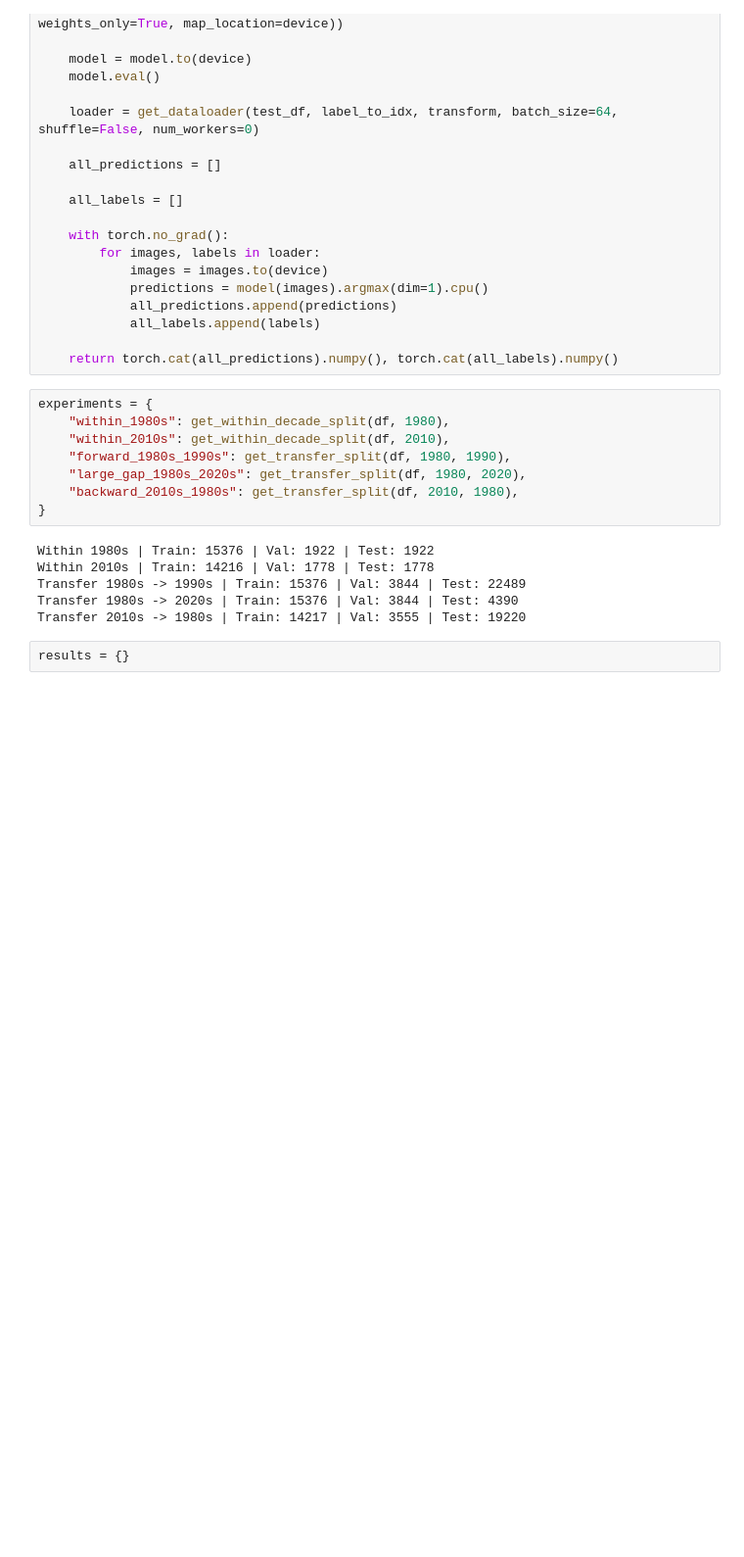
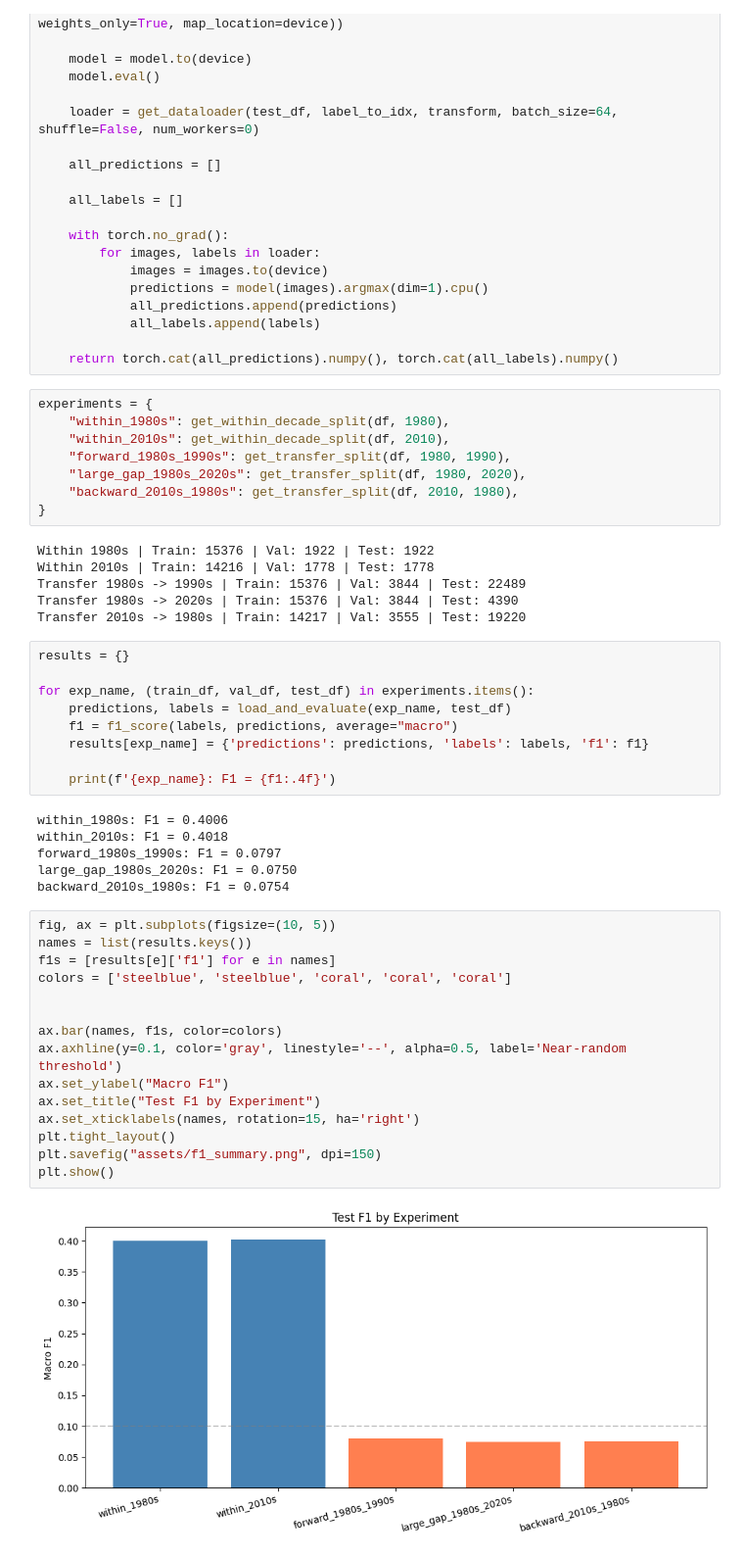
Before and after one commit to katemhouston/movie-poster-genre, a Jupyter notebook: notebooks/evaluation.ipynb, the cells around one changed output. Shown at 98% size. Drawn from its saved outputs; the diff is of its cells as text; blank space fills up the shorter version.

```diff
--- a/notebooks/evaluation.ipynb
+++ b/notebooks/evaluation.ipynb
@@ -66,3 +66,33 @@ Transfer 1980s -> 2020s | Train: 15376 | Val: 3844 | Test: 4390
 Transfer 2010s -> 1980s | Train: 14217 | Val: 3555 | Test: 19220
 # %%
 results = {}
+
+for exp_name, (train_df, val_df, test_df) in experiments.items():
+    predictions, labels = load_and_evaluate(exp_name, test_df)
+    f1 = f1_score(labels, predictions, average="macro")
+    results[exp_name] = {'predictions': predictions, 'labels': labels, 'f1': f1}
+
+    print(f'{exp_name}: F1 = {f1:.4f}')
+# %% [output]
+within_1980s: F1 = 0.4006
+within_2010s: F1 = 0.4018
+forward_1980s_1990s: F1 = 0.0797
+large_gap_1980s_2020s: F1 = 0.0750
+backward_2010s_1980s: F1 = 0.0754
+# %%
+fig, ax = plt.subplots(figsize=(10, 5))
+names = list(results.keys())
+f1s = [results[e]['f1'] for e in names]
+colors = ['steelblue', 'steelblue', 'coral', 'coral', 'coral']
+
+
+ax.bar(names, f1s, color=colors)
+ax.axhline(y=0.1, color='gray', linestyle='--', alpha=0.5, label='Near-random threshold')
+ax.set_ylabel("Macro F1")
+ax.set_title("Test F1 by Experiment")
+ax.set_xticklabels(names, rotation=15, ha='right')
+plt.tight_layout()
+plt.savefig("assets/f1_summary.png", dpi=150)
+plt.show()
+# %% [output]
+[figure, added]
```
Also changed, not shown: parts of 1 cell of this notebook, 16 other files.
